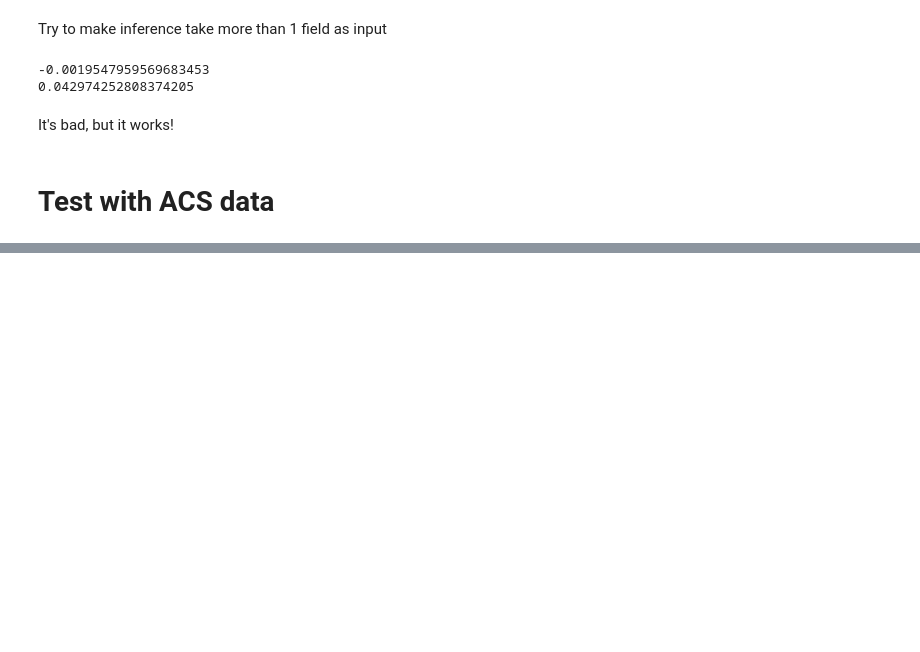
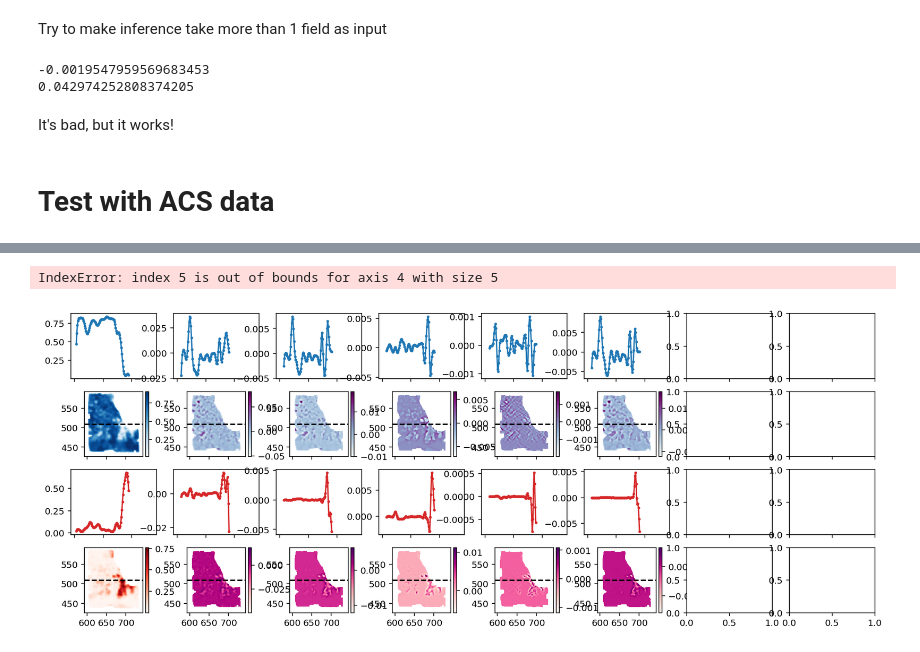
Before and after one commit to dsseara/sociohydro, a Jupyter notebook: inference/inference_test.ipynb, the cells around one changed output, grey strips where cells are left out. Drawn from its saved outputs; the diff is of its cells as text; code cells hidden in the pictures; blank space fills up the shorter version.

```diff
--- a/inference/inference_test.ipynb
+++ b/inference/inference_test.ipynb
@@ -305,4 +338,84 @@ inferer = SociohydroInfer2D(ϕWs, ϕBs,
                             t_dim = 0)
+# %%
+sc_idx = 1
+
+features = inferer.calc_features(inferer.ABts[sc_idx], inferer.xs[sc_idx], inferer.ys[sc_idx])
+fig, ax = plt.subplots(4, 8, dpi=144, figsize=(16,6),
+                       sharex="col")
+
+feat_max = np.nanmax(np.abs(features[..., -1, :, :]), axis=(0, 1))
+midy = len(inferer.ys[sc_idx])//2
+
+# plot White population
+ax[0, 0].plot(inferer.xs[sc_idx], inferer.ABts[sc_idx][midy, :, -1, 0],
+              "C0-o", ms=2)
+f = ax[1, 0].pcolormesh(inferer.xs[sc_idx],
+                        inferer.ys[sc_idx],
+                        inferer.ABts[sc_idx][..., -1, 0],
+                        cmap="Blues",
+                        rasterized=True)
+cax = ax[1, 0].inset_axes([1.05, 0, 0.05, 1])
+fig.colorbar(f, cax=cax, ax=ax[1, 0])
+ax[1, 0].axhline(inferer.ys[sc_idx][midy], color="k", ls="--")
+ax[1, 0].set_aspect(1)
+
+# plot Black population
+ax[2, 0].plot(inferer.xs[sc_idx], inferer.ABts[sc_idx][midy, :, -1, 1],
+              "C3-o", ms=2)
+f = ax[3, 0].pcolormesh(inferer.xs[sc_idx],
+                        inferer.ys[sc_idx],
+                        inferer.ABts[sc_idx][..., -1, 1],
+                        cmap="Reds",
+                        rasterized=True)
+cax = ax[3, 0].inset_axes([1.05, 0, 0.05, 1])
+fig.colorbar(f, cax=cax, ax=ax[3, 0])
+ax[3, 0].axhline(inferer.ys[sc_idx][midy], color="k", ls="--")
+ax[3, 0].set_aspect(1)
+
+for feat_idx in range(7):
+    ax[0, feat_idx+1].plot(inferer.xs[sc_idx], features[midy, :, -1, 0, feat_idx],
+                         "C0-o", ms=2)
+    f = ax[1, feat_idx+1].pcolormesh(inferer.xs[sc_idx],
+                                           inferer.ys[sc_idx],
+                                           features[..., -1, 0, feat_idx],
+                                           # vmin=-feat_max[group_idx, feat_idx],
+                                           # vmax=+feat_max[group_idx, feat_idx],
+                                           cmap="BuPu", rasterized=True)
+    ax[1, feat_idx+1].set_aspect(1)
+    cax = ax[1, feat_idx+1].inset_axes([1.05, 0, 0.05, 1])
+    fig.colorbar(f, cax=cax, ax=ax[1, feat_idx+1])
+
+    ax[1, feat_idx+1].axhline(inferer.ys[sc_idx][midy], color="k", ls="--")
+
+    ax[2, feat_idx+1].plot(inferer.xs[sc_idx], features[midy, :, -1, 1, feat_idx],
+                         "C3-o", ms=2)
+    f = ax[3, feat_idx+1].pcolormesh(inferer.xs[sc_idx],
+                                           inferer.ys[sc_idx],
+                                           features[..., -1, 1, feat_idx],
+                                           # vmin=-feat_max[group_idx, feat_idx],
+                                           # vmax=+feat_max[group_idx, feat_idx],
+                                           cmap="RdPu", rasterized=True)
+    ax[3, feat_idx+1].set_aspect(1)
+    cax = ax[3, feat_idx+1].inset_axes([1.05, 0, 0.05, 1])
+    fig.colorbar(f, cax=cax, ax=ax[3, feat_idx+1])
+    midy = len(inferer.ys[sc_idx])//2
+
+    ax[3, feat_idx+1].axhline(inferer.ys[sc_idx][midy], color="k", ls="--")
+
+ax[0, 0+1].set(title=r"$T$")
+ax[0, 1+1].set(title=r"$k_{ii}$")
+ax[0, 2+1].set(title=r"$k_{ij}$")
+ax[0, 3+1].set(title=r"$\Gamma$")
+ax[0, 4+1].set(title=r"$\nu_{iii}$")
+ax[0, 5+1].set(title=r"$\nu_{iij}$")
+ax[0, 6+1].set(title=r"$\nu_{ijj}$")
+
+plt.tight_layout()
+
+fig.savefig("/project/vitelli/dsseara/schelling/data/2024-06-05_inference/2024-06-26_features_Illinois_Cook_2021.pdf")
+# %% [output]
+IndexError: index 5 is out of bounds for axis 4 with size 5
+[figure, added]
 # %%
 names = [r"$T$", r"$k_{ii}$", r"$k_{ij}$", r"$\Gamma$",
          r"$\nu_{iii}$", r"$\nu_{iij}$", r"$\nu_{ijj}$"]
```
Also changed, not shown: parts of 8 cells of this notebook.
